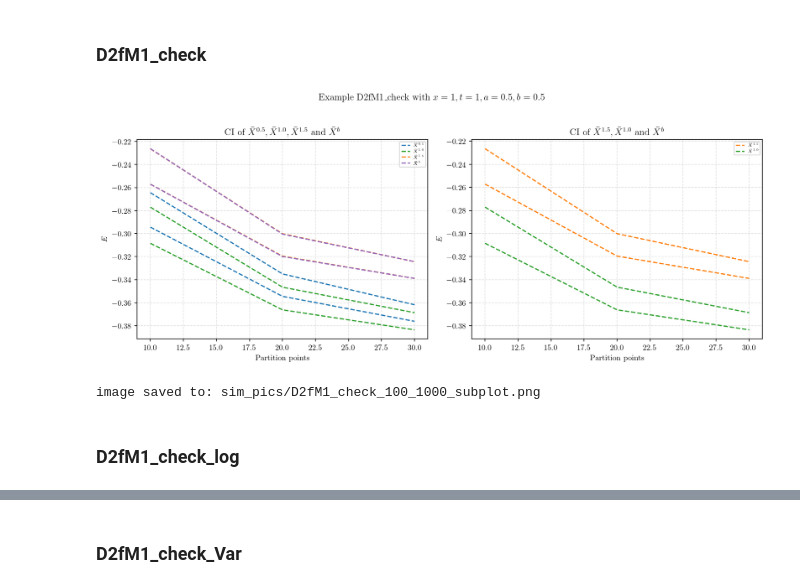
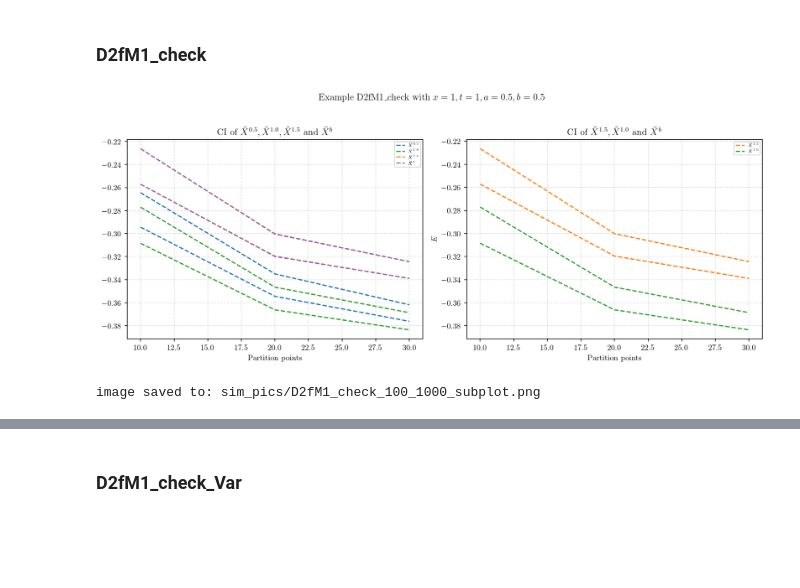
Before and after one commit to Andriyichenko/simulation, a Jupyter notebook: D2f/D2f_plot.ipynb, the cells around one changed output, grey strips where cells are left out. Drawn from its saved outputs; the diff is of its cells as text; code cells hidden in the pictures; blank space fills up the shorter version.

```diff
--- a/D2f/D2f_plot.ipynb
+++ b/D2f/D2f_plot.ipynb
@@ -104,35 +104,33 @@ ax1.plot(df2["points"], Axb_up_df2,  linestyle="--", color="#9467bd", label=r"$\
 ax1.plot(df2["points"], Axb_low_df2, linestyle="--", color="#9467bd")
 
 ax1.set_title(r'CI of $\bar{X}^{0.5}, \bar{X}^{1.0}, \bar{X}^{1.5}$ and $\bar{X}^{b}$')
 ax1.set_xlabel("Partition points")
-ax1.set_ylabel("$E$")
+plt.ylabel(r'$\mathbf{E}[F(\bar{X}) - F(\bar{X}^\alpha)]$')
 ax1.grid(True, linestyle="--", alpha=0.4)
 ax1.legend(fontsize=5.5, loc='best')
 
 # ===== 右側の図：指定された4本の線の図 =====
 ax2 = axes[1]
 ax2.plot(df2["points"], A15_up_df2,  linestyle="--", color="#ff7f0e", label=r"$\bar{X}^{1.5}$")
 ax2.plot(df2["points"], A15_low_df2, linestyle="--", color="#ff7f0e")
 # ax2.plot(df2["points"], Axb_up_df2,  linestyle="--", color="#9467bd", label=r"$\bar{X}^{b}$")
 # ax2.plot(df2["points"], Axb_low_df2, linestyle="--", color="#9467bd")
 ax2.plot(df2["points"], Am_up_df2,  linestyle="--", color="#2ca02c", label=r"$\bar{X}^{1.0}$")
 ax2.plot(df2["points"], Am_low_df2, linestyle="--", color="#2ca02c")
 
 ax2.set_title(r'CI of $\bar{X}^{1.5},\bar{X}^{1.0}$ and $\bar{X}^{b}$')
 ax2.set_xlabel("Partition points")
 ax2.set_ylabel("$E$")
 ax2.grid(True, linestyle="--", alpha=0.4)
 ax2.legend(fontsize=5.5, loc='best')
 
 # 全体タイトル（必要なら）
 fig.suptitle(r'Example D2fM1_check with $x=1,t=1,a=0.5,b=0.5$')
 
 plt.tight_layout(rect=[0, 0, 1, 0.95])  # 上に suptitle を置くために rect を少し縮める
 plt.savefig(save_path, dpi=250, bbox_inches='tight')
 plt.show()
 print("image saved to:", save_path)
 # %% [output]
-[figure, old version]
+[figure, new version]
 image saved to: sim_pics/D2fM1_check_100_1000_subplot.png
-# %% [markdown]
-### D2fM1_check_log
```
Also changed, not shown: parts of 13 cells of this notebook, 33 other files.
